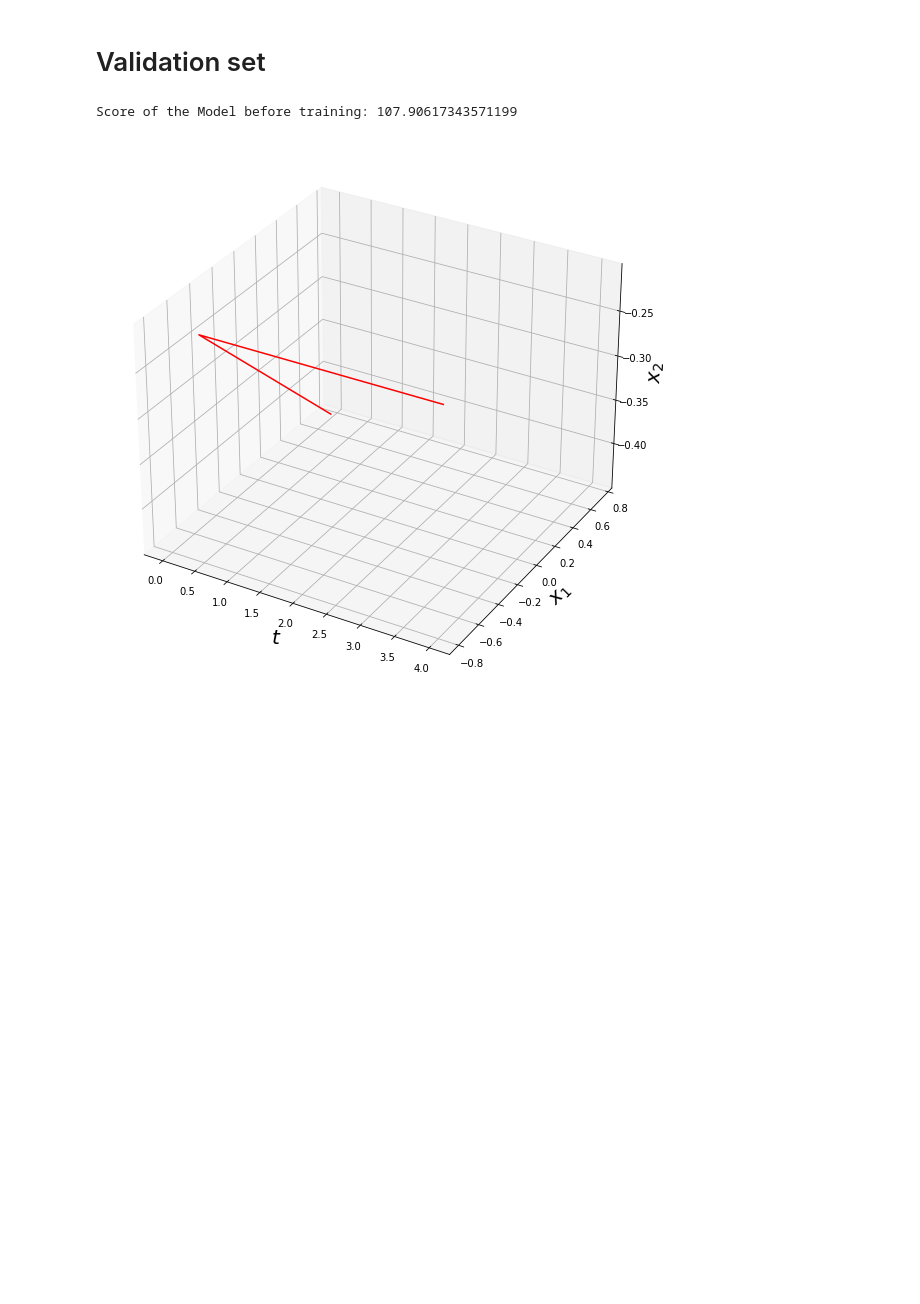
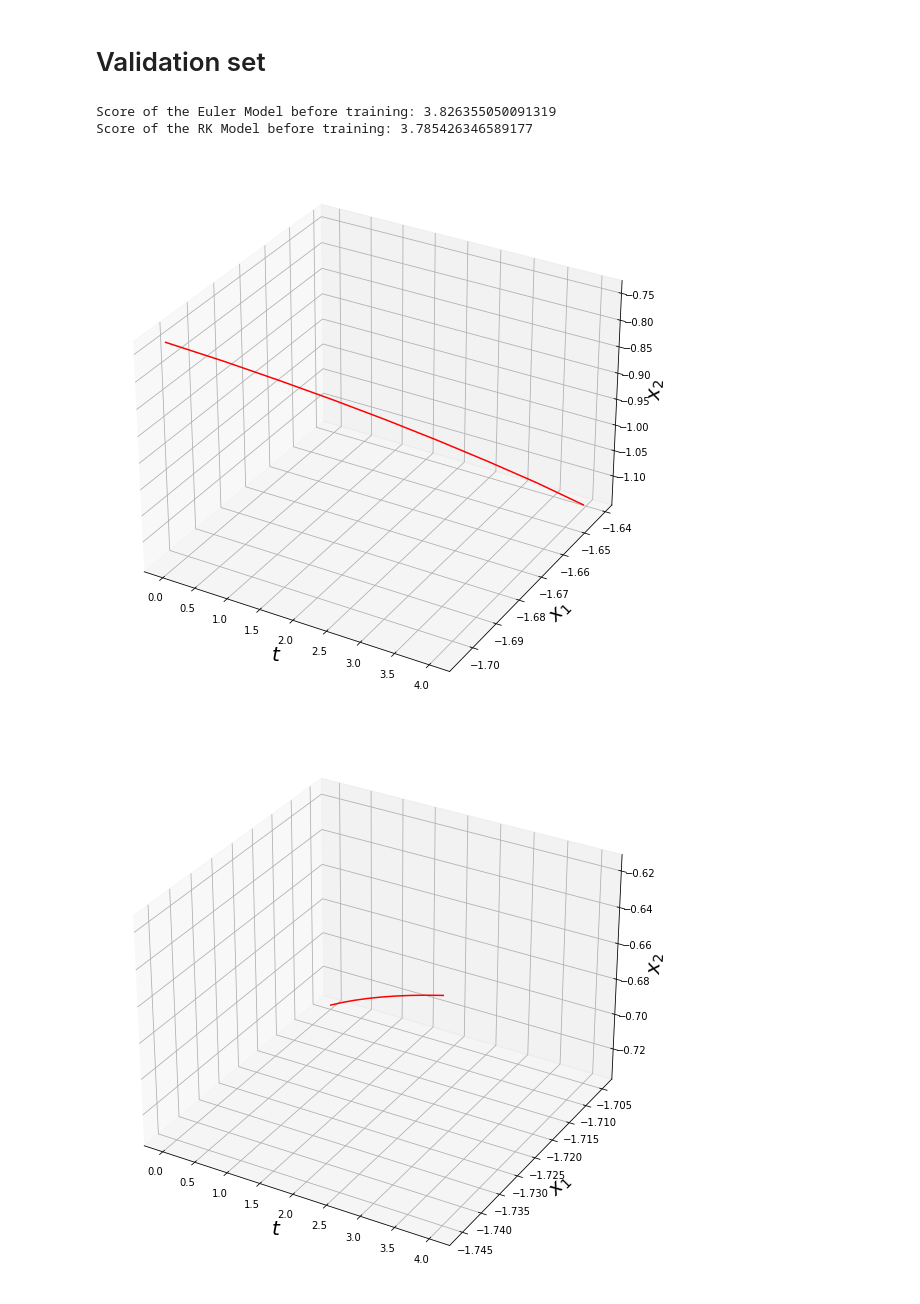
Before and after one commit to mlcms-SS22-Group-A/mlcms-SS22-Group-A, a Jupyter notebook: Euler.ipynb, the cells around one changed output. Cells and saved outputs as stored; diff of their text form; code cells hidden in the pictures; blank space fills up the shorter version.

```diff
--- a/Euler.ipynb
+++ b/Euler.ipynb
@@ -26,7 +28,7 @@ Launching TensorBoard...
 # %% [markdown]
 # Create dataset
 # %%
-dataset, alphas = create_dataset(t_eval, 50)
+dataset, alphas = create_dataset(t_eval, 1000)
 # %% [markdown]
 # Reshape dataset
 # %%
@@ -43,12 +45,14 @@ hparams = {
     "hidden_layer_2": 512,
     "hidden_layer_3": 512,
     "delta_t": delta_t,
-    "batch_size": 8,
+    "batch_size": 128,
     "learning_rate": 1e-3,
     "num_workers": 8,
 }
 # %%
-model = Euler(hparams)
+model_euler = Euler(hparams)
+# %%
+model_rk = RungeKutta(hparams)
 # %% [markdown]
 # Original Data
 # %%
@@ -60,13 +64,18 @@ plot_trajectory(validation_set[:num_samples_in_trajectory, :2], t_eval, True, sa
 # %% [markdown]
 # Validation set
 # %%
-print("Score of the Model before training:", evaluate_model(model, validation_set, hparams, device))
+print("Score of the Euler Model before training:", evaluate_model(model_euler, validation_set, hparams, device))
+print("Score of the RK Model before training:", evaluate_model(model_rk, validation_set, hparams, device))
 
-recreation = recreate_trajectory(model, validation_set[0, :3], t_eval[0], t_eval[-1], delta_t, device)
-plot_trajectory(recreation, t_eval, True, save_prefix + "_b_train.png")
+recreation = recreate_trajectory(model_euler, validation_set[0, :3], t_eval[0], t_eval[-1], delta_t, device)
+plot_trajectory(recreation, t_eval, save_fig, save_prefix + "_b_train.png")
+recreation = recreate_trajectory(model_rk, validation_set[0, :3], t_eval[0], t_eval[-1], delta_t, device)
+plot_trajectory(recreation, t_eval, save_fig, save_prefix + "rk_b_train.png")
 # %% [output]
-Score of the Model before training: 107.90617343571199
+Score of the Euler Model before training: 3.826355050091319
+Score of the RK Model before training: 3.785426346589177
-[figure, old version]
+[figure, new version]
+[figure, added]
 # %%
 train_dataloader = DataLoader(training_set,
                               shuffle=False,
```
Also changed, not shown: parts of 13 cells of this notebook, 4 other files.
